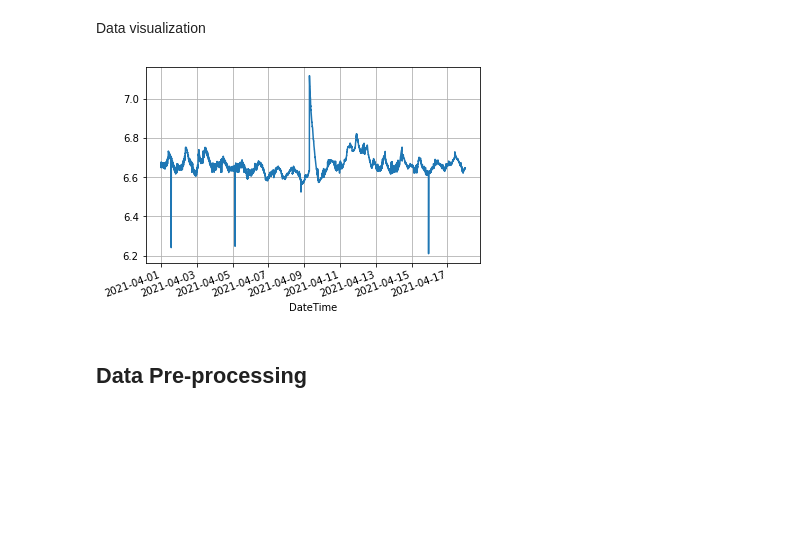
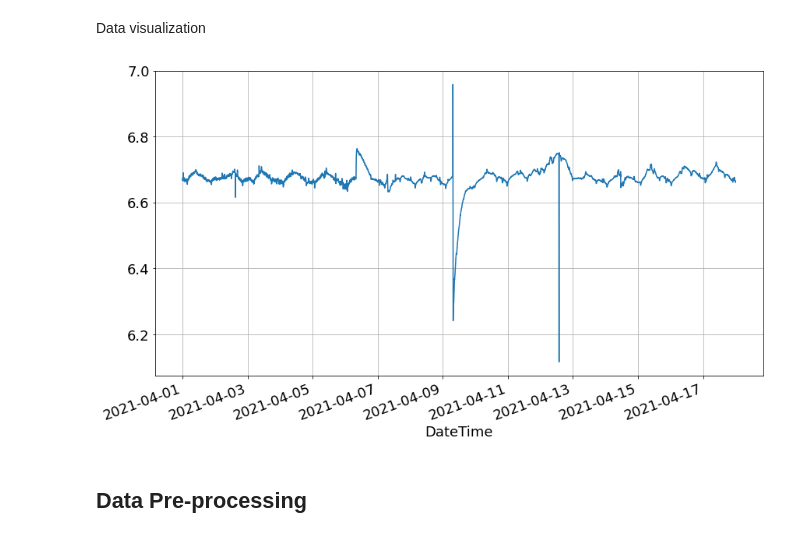
Before and after one commit to dccartagena/RNN_Aquaponics, a Jupyter notebook: notebook-pH-raw_data.ipynb, the cells around one changed output. Drawn from its saved outputs; the diff is of its cells as text; code cells hidden in the pictures; blank space fills up the shorter version.

```diff
--- a/notebook-pH-raw_data.ipynb
+++ b/notebook-pH-raw_data.ipynb
@@ -13,13 +13,17 @@ import os
 import sys
 
 os.environ['KMP_DUPLICATE_LIB_OK']='True'
-os.environ["CUDA_VISIBLE_DEVICES"] = "2"
+os.environ["CUDA_VISIBLE_DEVICES"] = "3"
 
 # np.set_printoptions(threshold=sys.maxsize)
 
 mpl.rcParams['figure.figsize'] = (14, 8)
 mpl.rcParams['axes.grid'] = True
 
+font = {'size'   : 18}
+
+mpl.rc('font', **font)
+
 np.random.seed(10)
 # %% [markdown]
 ## Data adquisition
@@ -69,13 +73,13 @@ DateTime                                                ...
 # %% [markdown]
 Data visualization
 # %%
-sample_sensor = 4
+sample_sensor = 5
 
 df_grouped[sample_sensor].plot(x = 'DateTime', y = 'Value', kind = 'line')
 plt.xticks(rotation=20)
 plt.show()
 # %% [output]
-[figure, old version]
+[figure, new version]
 # %% [markdown]
 ## Data Pre-processing
 # %% [markdown]
```
Also changed, not shown: parts of 16 cells of this notebook, 1 other file.
